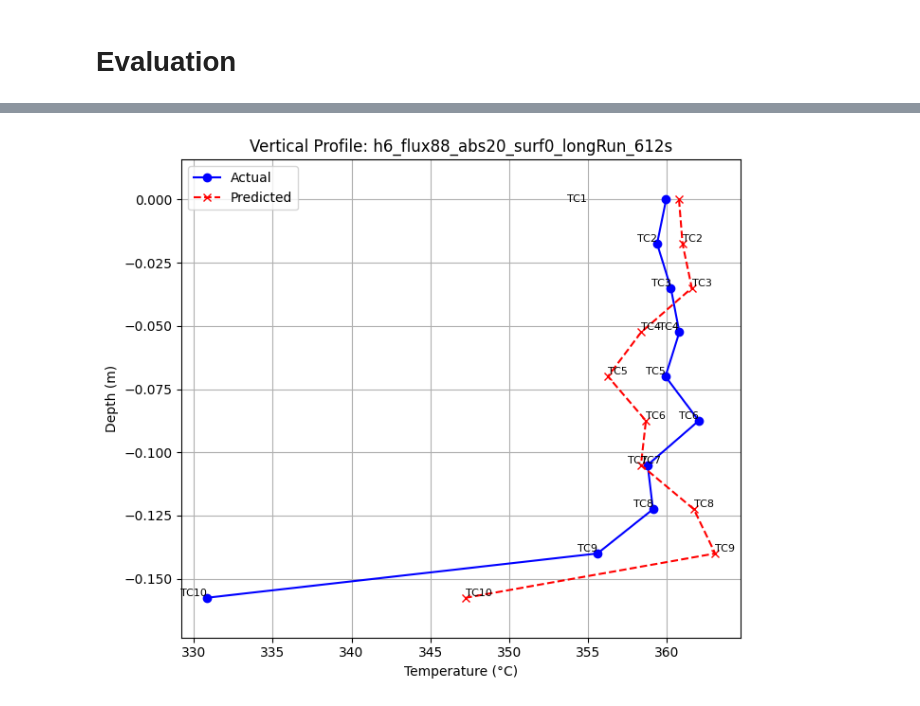
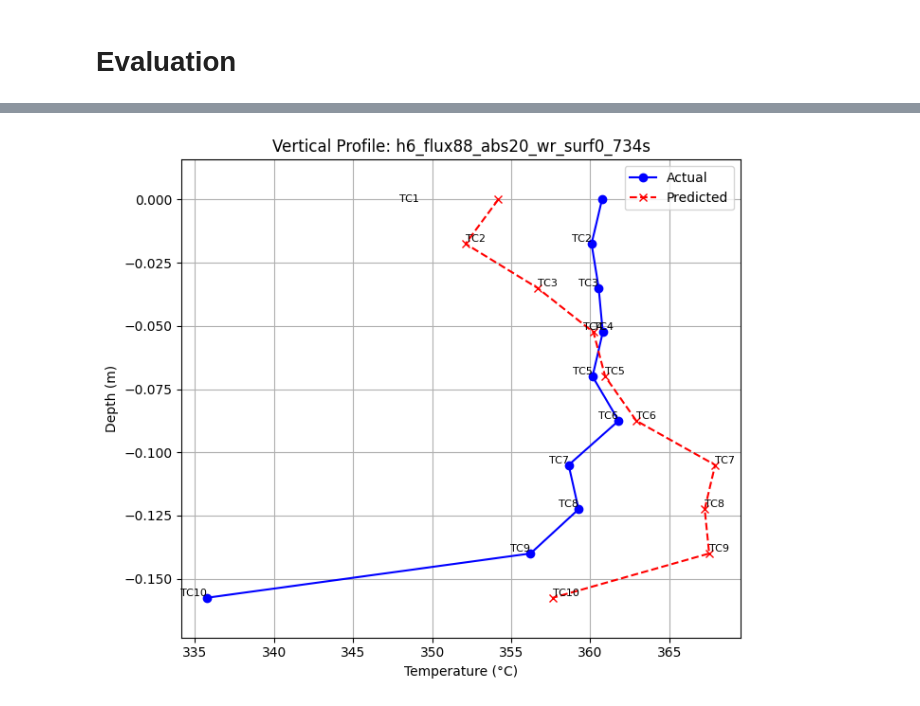
Before and after one commit to Renewable-Thermal-Laboratory/CSP-Thermo-PGML, a Jupyter notebook: PhysicsGuidedNeuralNetwork/PhysicsGuidedNN_Modeling_VTDP.ipynb, the cells around one changed output, grey strips where cells are left out. Cells and saved outputs as stored; diff of their text form; code cells hidden in the pictures.

```diff
--- a/PhysicsGuidedNeuralNetwork/PhysicsGuidedNN_Modeling_VTDP.ipynb
+++ b/PhysicsGuidedNeuralNetwork/PhysicsGuidedNN_Modeling_VTDP.ipynb
@@ -37,7 +37,8 @@ pattern = r"h(\d+)_flux(\d+)_abs(\d+)(?:_[A-Za-z0-9]+)*_surf([01])(?:_[A-Za-z0-9
 # Depending on where u store the data files
 # cd drive/MyDrive/Colab\ Notebooks/Theoretical_VTDP
 # DATA_DIR = "data/all_processed_time_reset"
-DATA_DIR = "data/all_processed"
+# DATA_DIR = "data/all_processed"
+DATA_DIR = "data/new_processed_reset"
 # DATA_DIR = "../../../data/Theoretical_VTDP"
 
 # DATA_DIR = "Theoretical_VTDP/"
@@ -518,12 +572,25 @@ def check_and_clip_input(input_df, scaler):
     return input_df
 # %%
 # Use a sample from the dataset for inference
-# new_input = [[734, 0.1575, 25900, 20, 0.98] + [329.386266207629, 352.551499568358, 352.553759702364, 350.275738614983, 339.497145930202, 329.185115858301, 321.851178317625, 319.313289675805, 319.313289675805, 319.313289675805]]
-# new_input = [[389, 0.1575, 25900, 20, 0.98]+[308.643914081496,329.496758659629,329.49784608407,327.585348377549,320.864532577509,315.25563745915,311.241414348336,309.692852226731,309.692852226731,309.692852226731]]
-new_input = [[0,0.1575,25900,20,0.98]+[322.346598107413,344.707379405421,344.707598403347,342.463078051269,332.928870144283,324.216781541098,318.02660925491,315.821244548393,315.821244548393,315.821244548393]]
+new_input = [[0, 0.1575, 25900, 20, 0.98] + [329.386266207629, 352.551499568358, 352.553759702364, 350.275738614983, 339.497145930202, 329.185115858301, 321.851178317625, 319.313289675805, 319.313289675805, 319.313289675805]]
+# new_input = [[0, 0.1575, 25900, 20, 0.98]+[308.643914081496,329.496758659629,329.49784608407,327.585348377549,320.864532577509,315.25563745915,311.241414348336,309.692852226731,309.692852226731,309.692852226731]]
+# new_input = [[0,0.1575,25900,20,0.98]+[322.346598107413,344.707379405421,344.707598403347,342.463078051269,332.928870144283,324.216781541098,318.02660925491,315.821244548393,315.821244548393,315.821244548393]]
+
 theory_cols = [f"Theoretical_Temps_{i+1}" for i in range(10)]
 input_columns = ["Time", "h", "flux", "abs", "surf"] + theory_cols
+
 new_input_df = pd.DataFrame(new_input, columns=input_columns)
+
+time_range = joblib.load("time_range.pkl")
+time_min = time_range["time_min"]
+time_max = time_range["time_max"]
+new_input_df["Time_norm"] = (new_input_df["Time"] - time_min) / (time_max - time_min + 1e-8)
+new_input_df["Time²"] = new_input_df["Time_norm"] ** 2
+
+# Select features in the same order as training
+feature_columns = ["Time_norm", "Time²", "h", "flux", "abs", "surf"] + theory_cols
+new_input_df = new_input_df[feature_columns]
+
 new_input_df = check_and_clip_input(new_input_df, X_scaler)  # Changed from new_input to new_input_df
 new_input_scaled = X_scaler.transform(new_input_df)
 new_tensor = torch.tensor(new_input_scaled, dtype=torch.float32).to(device)
@@ -531,7 +598,12 @@ new_tensor = torch.tensor(new_input_scaled, dtype=torch.float32).to(device)
 model.eval()
 with torch.no_grad():
     pred = model(new_tensor).cpu().numpy()
-real_pred = y_scaler.inverse_transform(pred)
-print("\nPredicted Temperatures:", real_pred.flatten().tolist())
+    if np.isnan(pred).any():
+        print("Warning: NaN predictions detected!")
+    else:
+        real_pred = y_scaler.inverse_transform(pred)
+        print("\nPredicted Temperatures:", real_pred.flatten().tolist())
+# real_pred = y_scaler.inverse_transform(pred)
+# print("\nPredicted Temperatures:", real_pred.flatten().tolist())
 # 359.94,359.37,360.24,360.78,359.9,362.01,358.77,359.11,355.59,330.85
 # %% [output]
@@ -549,38 +621,38 @@ def plot_vertical_profile(predicted, actual, filename="Sample Profile"):
     plt.plot(actual, depths, label="Actual", color='blue', marker='o')
     plt.plot(predicted, depths, label="Predicted", color='red', marker='x', linestyle='--')
     plt.gca().invert_yaxis()  # Makes negative values go down
 
     # Add extra space (10%) at top and bottom
     y_margin = total_height * 0.10
     plt.ylim(-total_height - y_margin, 0 + y_margin)
 
     plt.xlabel("Temperature (°C)")
     plt.ylabel("Depth (m)")
     plt.title(f"Vertical Profile: {filename}")
     plt.legend()
 
     # Add sensor labels (TC1 on left, others on right)
     for i, label in enumerate(sensor_labels):
         if i == 0:  # TC1 (top sensor) - place text on the left
             plt.text(min(actual[0], predicted[0]) - 5, depths[0], label,
                      ha='right', va='center', fontsize=8, color='black')
         else:  # Other sensors - default right placement
             plt.text(actual[i], depths[i], label, ha='right', va='bottom', fontsize=8)
             plt.text(predicted[i], depths[i], label, ha='left', va='bottom', fontsize=8)
 
     plt.grid(True)
     plt.tight_layout()  # Prevent label cutoff
     plt.show()
 
 # Use actual values from the dataset for comparison
-# actual_values = [360.74, 360.08, 360.53, 360.79, 360.14, 361.79, 358.63, 359.26, 356.22, 335.77]
+actual_values = [360.74, 360.08, 360.53, 360.79, 360.14, 361.79, 358.63, 359.26, 356.22, 335.77]
 # actual_values = [359.64,358.86,359.41,359.51,359.17,361.24,358.75,359.21,356.32,336.55]
-actual_values = [359.94,359.37,360.24,360.78,359.9,362.01,358.77,359.11,355.59,330.85]
-# plot_vertical_profile(real_pred.flatten(), actual_values, filename="h6_flux88_abs20_wr_surf0_734s")
+# actual_values = [359.94,359.37,360.24,360.78,359.9,362.01,358.77,359.11,355.59,330.85]
+plot_vertical_profile(real_pred.flatten(), actual_values, filename="h6_flux88_abs20_wr_surf0_734s")
 # plot_vertical_profile(real_pred.flatten(), actual_values, filename="h6_flux88_abs20_surf0_389s")
-plot_vertical_profile(real_pred.flatten(), actual_values, filename="h6_flux88_abs20_surf0_longRun_612s")
+# plot_vertical_profile(real_pred.flatten(), actual_values, filename="h6_flux88_abs20_surf0_longRun_612s")
 # %% [output]
-[figure, old version]
+[figure, new version]
 # %%
 # Plot Predicted vs Actual Temperatures for 5 samples from the test set
 num_samples = 30
```
Also changed, not shown: parts of 11 cells of this notebook.
